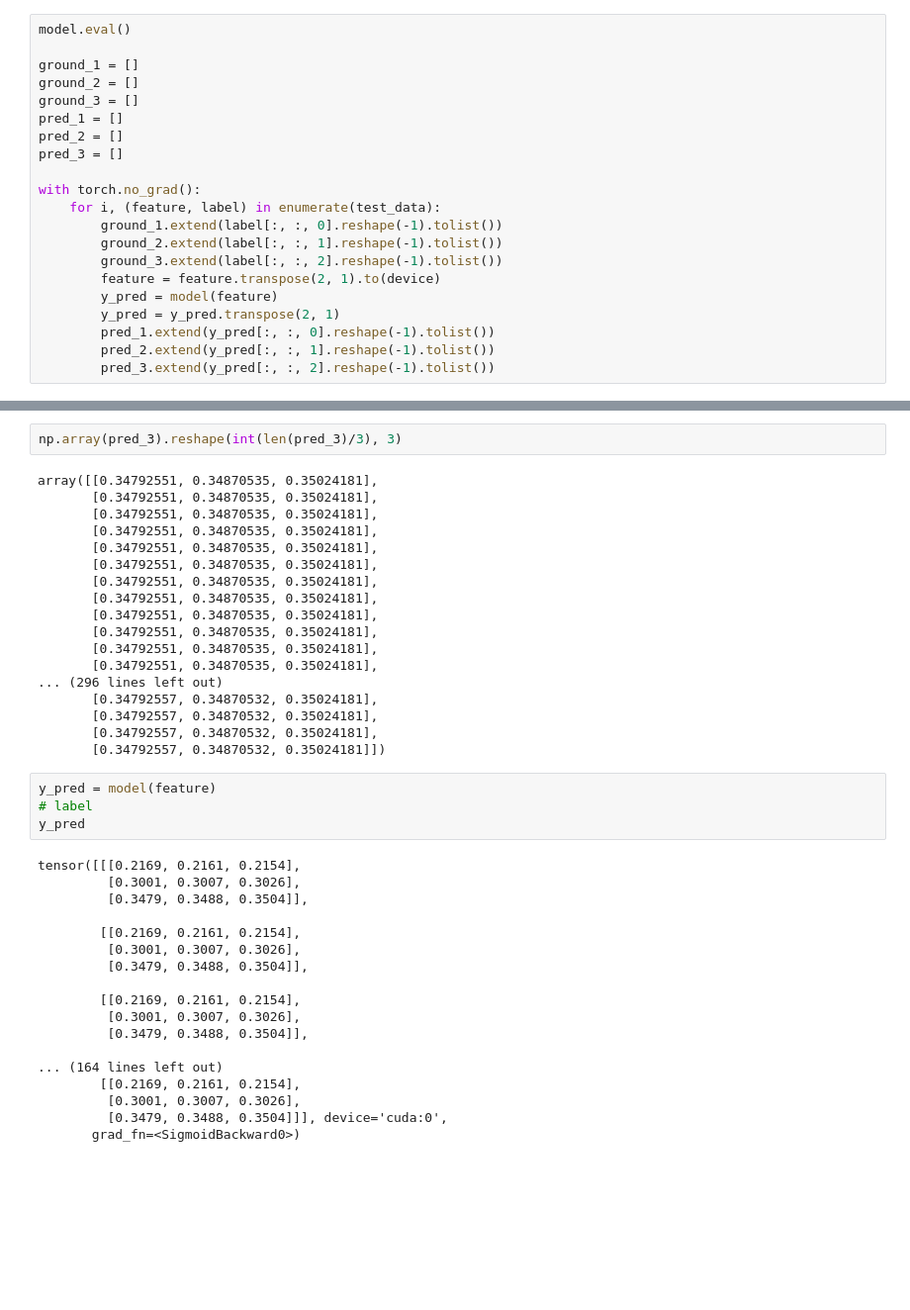
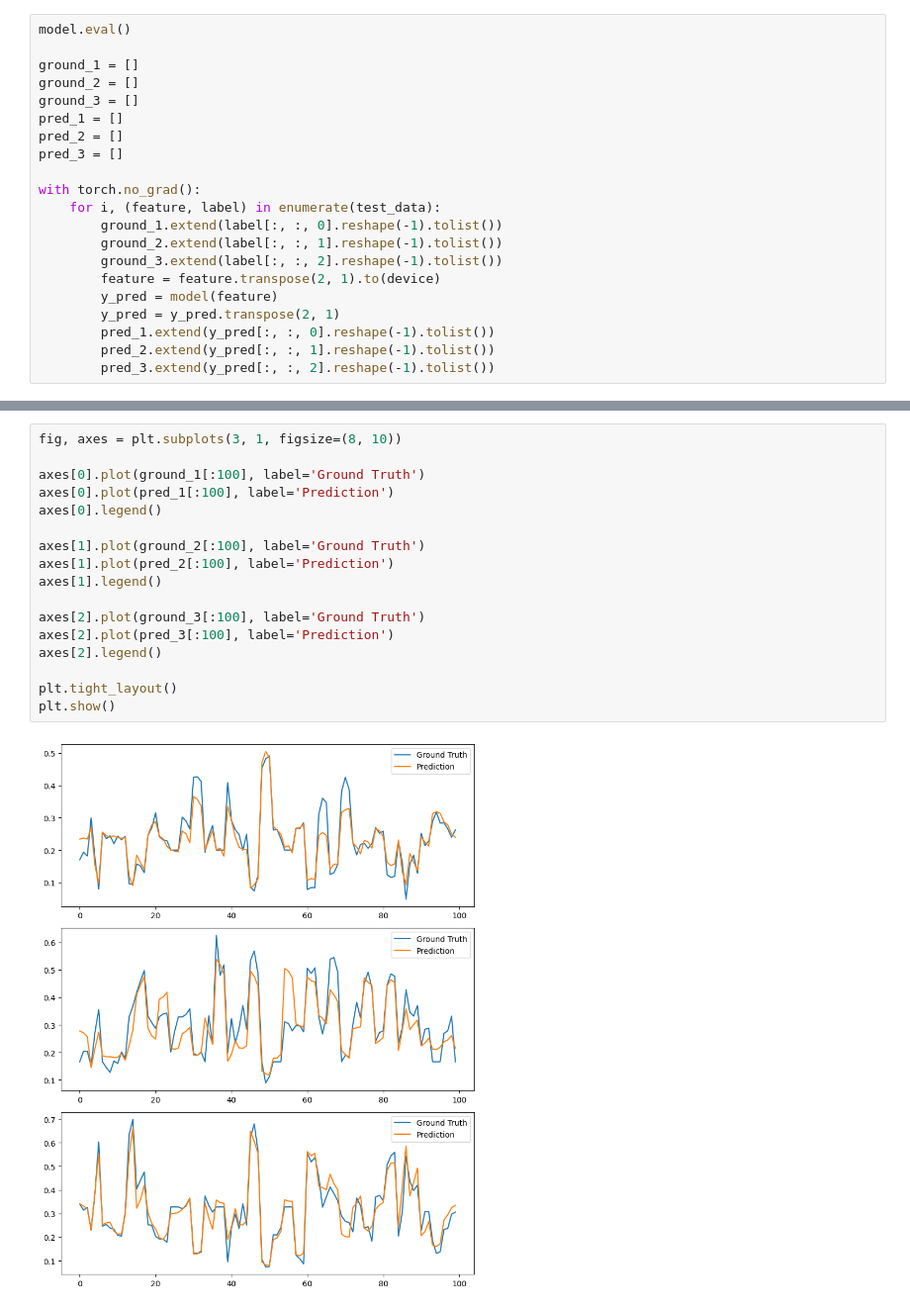
Before and after one commit to jasonchu-dev/Air_Quality_Forecasting, a Jupyter notebook: Untitled.ipynb, the cells around one changed output, grey strips where cells are left out. Shown at 99% size. Cells and saved outputs as stored; diff of their text form; blank space fills up the shorter version.

```diff
--- a/Untitled.ipynb
+++ b/Untitled.ipynb
@@ -489,42 +471,19 @@ plt.plot(ground_3), plt.plot(pred_3)
-# %%
-np.array(pred_3).reshape(int(len(pred_3)/3), 3)
-# %% [output]
-array([[0.34792551, 0.34870535, 0.35024181],
-       [0.34792551, 0.34870535, 0.35024181],
-       [0.34792551, 0.34870535, 0.35024181],
-       [0.34792551, 0.34870535, 0.35024181],
-       [0.34792551, 0.34870535, 0.35024181],
-       [0.34792551, 0.34870535, 0.35024181],
-       [0.34792551, 0.34870535, 0.35024181],
-       [0.34792551, 0.34870535, 0.35024181],
-       [0.34792551, 0.34870535, 0.35024181],
-       [0.34792551, 0.34870535, 0.35024181],
-       [0.34792551, 0.34870535, 0.35024181],
-       [0.34792551, 0.34870535, 0.35024181],
-... (296 lines left out)
-       [0.34792557, 0.34870532, 0.35024181],
-       [0.34792557, 0.34870532, 0.35024181],
-       [0.34792557, 0.34870532, 0.35024181],
-       [0.34792557, 0.34870532, 0.35024181]])
-# %%
-y_pred = model(feature)
-# label
-y_pred
-# %% [output]
-tensor([[[0.2169, 0.2161, 0.2154],
-         [0.3001, 0.3007, 0.3026],
-         [0.3479, 0.3488, 0.3504]],
-
-        [[0.2169, 0.2161, 0.2154],
-         [0.3001, 0.3007, 0.3026],
-         [0.3479, 0.3488, 0.3504]],
-
-        [[0.2169, 0.2161, 0.2154],
-         [0.3001, 0.3007, 0.3026],
-         [0.3479, 0.3488, 0.3504]],
-
-... (164 lines left out)
-        [[0.2169, 0.2161, 0.2154],
-         [0.3001, 0.3007, 0.3026],
-         [0.3479, 0.3488, 0.3504]]], device='cuda:0',
-       grad_fn=<SigmoidBackward0>)
+# %%
+fig, axes = plt.subplots(3, 1, figsize=(8, 10))
+
+axes[0].plot(ground_1[:100], label='Ground Truth')
+axes[0].plot(pred_1[:100], label='Prediction')
+axes[0].legend()
+
+axes[1].plot(ground_2[:100], label='Ground Truth')
+axes[1].plot(pred_2[:100], label='Prediction')
+axes[1].legend()
+
+axes[2].plot(ground_3[:100], label='Ground Truth')
+axes[2].plot(pred_3[:100], label='Prediction')
+axes[2].legend()
+
+plt.tight_layout()
+plt.show()
+# %% [output]
+[figure, added]
```
Also changed, not shown: parts of 7 cells of this notebook.
